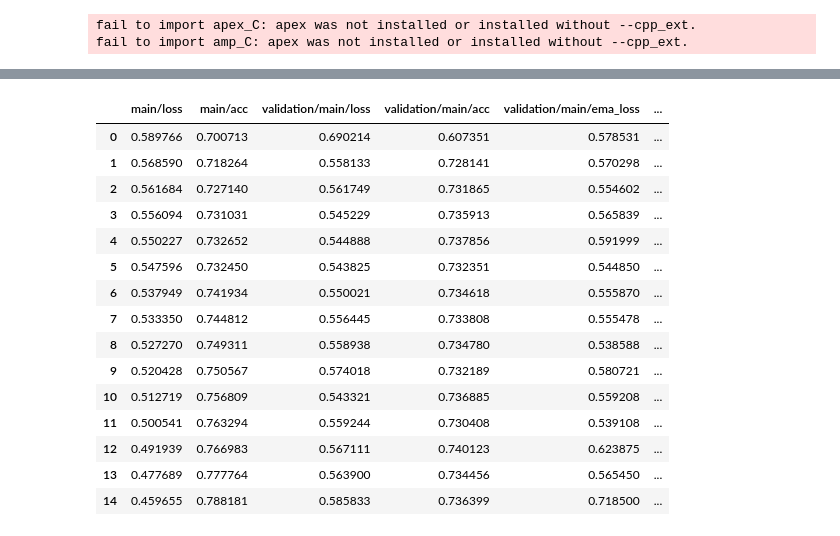
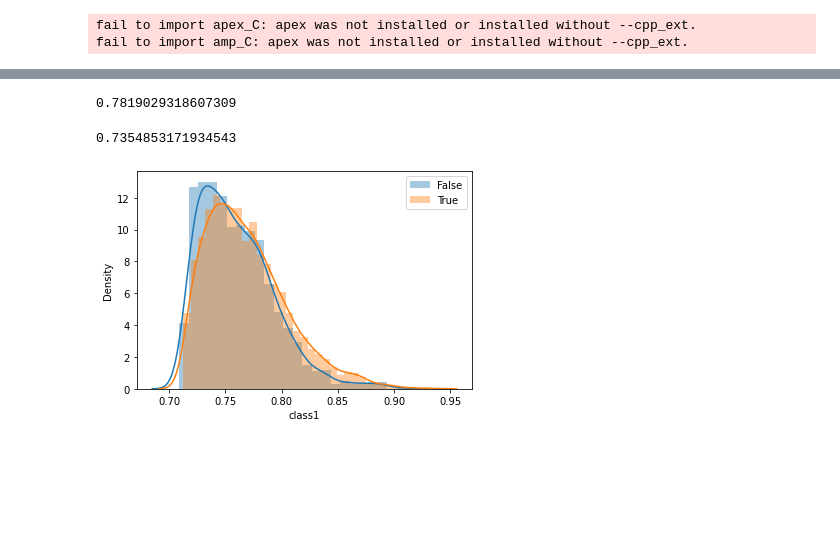
Before and after one commit to yamaguchi-milkcocholate/JaneStreet, a Jupyter notebook: src/ChestXRay14-2Class/2Class.ipynb, the cells around one changed output, grey strips where cells are left out. Cells and saved outputs as stored; diff of their text form; code cells hidden in the pictures; blank space fills up the shorter version.

```diff
--- a/src/ChestXRay14-2Class/2Class.ipynb
+++ b/src/ChestXRay14-2Class/2Class.ipynb
@@ -20,7 +20,7 @@ import yaml
 class Config:
     # General
     outdir: str = "results"
-    device: str = "cuda"
+    device: str = "cuda:1"
 
     # Data config
     imgdir_name: str = "../../data/ChestXRay14"
@@ -190,10 +67,12 @@ class Transform:
         image = self.transform(image=image)["image"]
         return image
 # %%
+import torch
 from torch import nn
 from torch.nn import Linear
 import torch.nn.functional as F
 import timm
+from sklearn.metrics import average_precision_score
 
 
 class CNNFixedPredictor(nn.Module):
@@ -248,6 +127,14 @@ def cross_entropy_with_logits(input, target, dim=-1):
     return loss.mean()
 
 
+def average_precision(y: torch.Tensor, t: torch.Tensor) -> float:
+    """For binary classification"""
+    assert y.shape == t.shape
+    y = torch.softmax(y, dim=-1).detach().cpu().numpy()[:, 1]
+    t = np.where(t.detach().cpu().numpy()[:, 1] >= 0.5, 1, 0)  # undo label smoothing
+    return average_precision_score(t, y)  # probability of True labels
+
+
 import torch
 import torch.nn.functional as F
 from torch import nn
@@ -268,7 +155,8 @@ class Classifier(nn.Module):
         loss = self.lossfun(outputs, targets)
         metrics = {
             f"{self.prefix}loss": loss.item(),
-            f"{self.prefix}acc": accuracy_with_logits(outputs, targets).item()
+            f"{self.prefix}acc": accuracy_with_logits(outputs, targets).item(),
+            f"{self.prefix}ap": average_precision(outputs, targets)
         }
         ppe.reporting.report(metrics, self)
         return loss, metrics
@@ -283,7 +171,7 @@ class Classifier(nn.Module):
         y_list = []
         self.eval()
         with torch.no_grad():
-            for batch in data_loader:
+            for batch in tqdm(data_loader):
                 if isinstance(batch, (tuple, list)):
                     # Assumes first argument is "image"
                     batch = batch[0].to(device)
@@ -569,9 +487,9 @@ config_dict = {
     "model_name": "resnet18",
     # Training
     "num_workers": 4,
-    "epoch": 15,
+    "epoch": 5,
     "batchsize": 32,
-    "lr": 1e-4,
+    "lr": 1e-3,
     "scheduler_type": "CosineAnnealingWarmRestarts",
     "scheduler_kwargs": {"T_0": 28125},  # 15000 * 15 epoch // (batchsize=8)
     "scheduler_trigger": [1, "iteration"],
@@ -583,7 +501,8 @@ config_dict = {
         "Blur": {"blur_limit": [3, 7], "p": 0.5},
         "Downscale": {"scale_min": 0.25, "scale_max": 0.9, "p": 0.3},
         "RandomGamma": {"gamma_limit": [80, 120], "p": 0.6},
-    }
+    },
+    "mixup_prob": 0.3
 }
 
 config = Config().update(config_dict)
@@ -718,20 +638,32 @@ torch.save(predictor.state_dict(), base_dir / config.outdir / "predictor_last.pt
 df = log_report.to_dataframe()
 df.to_csv(base_dir / config.outdir / "log.csv", index=False)
 df
-# %% [output]
-|  | main/loss | main/acc | validation/main/loss | validation/main/acc | validation/main/ema_loss | ... |
-| 0 | 0.589766 | 0.700713 | 0.690214 | 0.607351 | 0.578531 | ... |
-| 1 | 0.568590 | 0.718264 | 0.558133 | 0.728141 | 0.570298 | ... |
-| 2 | 0.561684 | 0.727140 | 0.561749 | 0.731865 | 0.554602 | ... |
-| 3 | 0.556094 | 0.731031 | 0.545229 | 0.735913 | 0.565839 | ... |
-| 4 | 0.550227 | 0.732652 | 0.544888 | 0.737856 | 0.591999 | ... |
-| 5 | 0.547596 | 0.732450 | 0.543825 | 0.732351 | 0.544850 | ... |
-| 6 | 0.537949 | 0.741934 | 0.550021 | 0.734618 | 0.555870 | ... |
-| 7 | 0.533350 | 0.744812 | 0.556445 | 0.733808 | 0.555478 | ... |
-| 8 | 0.527270 | 0.749311 | 0.558938 | 0.734780 | 0.538588 | ... |
-| 9 | 0.520428 | 0.750567 | 0.574018 | 0.732189 | 0.580721 | ... |
-| 10 | 0.512719 | 0.756809 | 0.543321 | 0.736885 | 0.559208 | ... |
-| 11 | 0.500541 | 0.763294 | 0.559244 | 0.730408 | 0.539108 | ... |
-| 12 | 0.491939 | 0.766983 | 0.567111 | 0.740123 | 0.623875 | ... |
-| 13 | 0.477689 | 0.777764 | 0.563900 | 0.734456 | 0.565450 | ... |
-| 14 | 0.459655 | 0.788181 | 0.585833 | 0.736399 | 0.718500 | ... |
+# %%
+classifier.eval()
+
+valid_pred = classifier.predict_proba(valid_loader).cpu().numpy()
+valid_pred_df = pd.DataFrame({
+    "class0": valid_pred[:, 0],
+    "class1": valid_pred[:, 1],
+    "truth": valid_dataset.labels
+})
+# %%
+from sklearn.metrics import average_precision_score
+
+average_precision_score(valid_pred_df['truth'].values, valid_pred_df['class1'].values)
+# %% [output]
+0.7819029318607309
+# %%
+from sklearn.metrics import accuracy_score
+
+accuracy_score(valid_pred_df['truth'], valid_pred_df['class1'] > 0.5)
+# %% [output]
+0.7354853171934543
+# %%
+fig, ax = plt.subplots(1, 1)
+sns.distplot(valid_pred_df.query('truth == 0')['class1'], ax=ax, label='False')
+sns.distplot(valid_pred_df.query('truth == 1')['class1'], ax=ax, label='True')
+ax.legend()
+plt.show()
+# %% [output]
+[figure, added]
```
Also changed, not shown: parts of 5 cells of this notebook, 4 other files.
